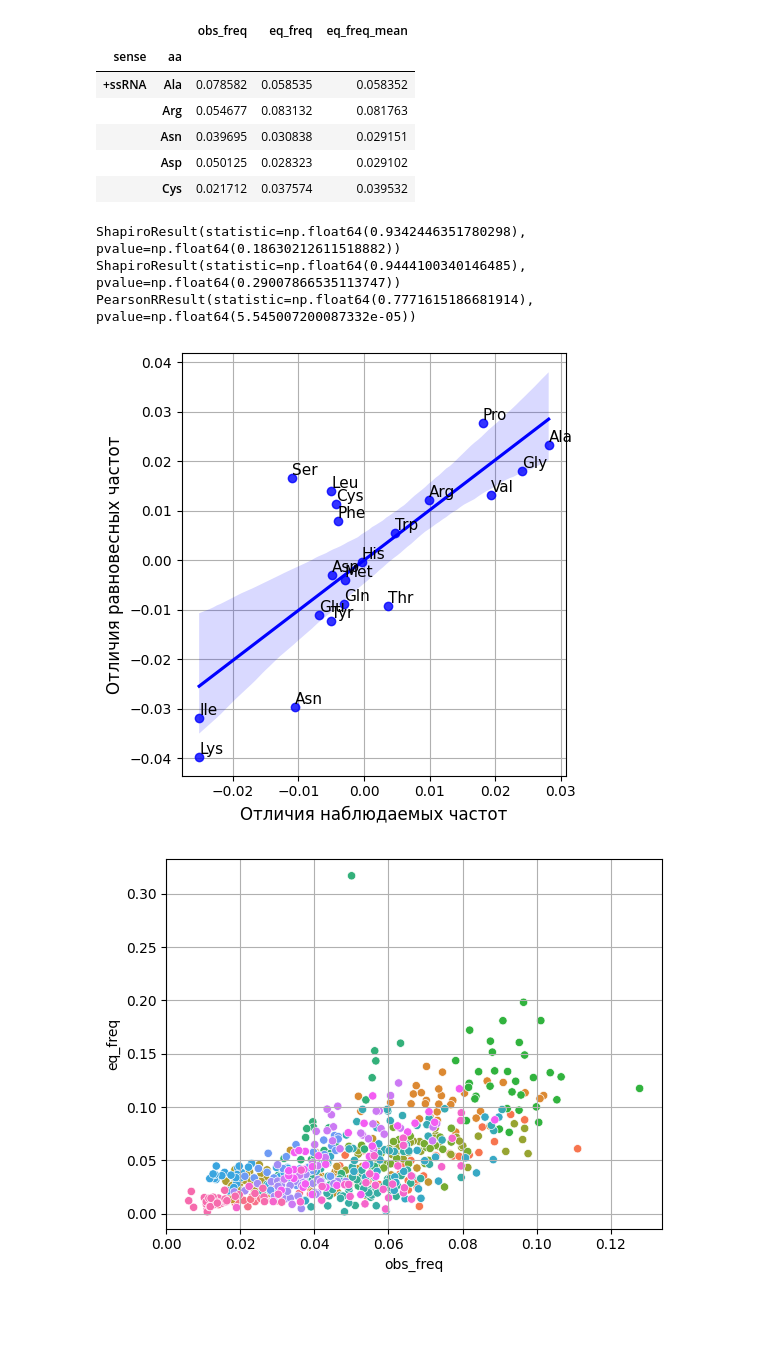
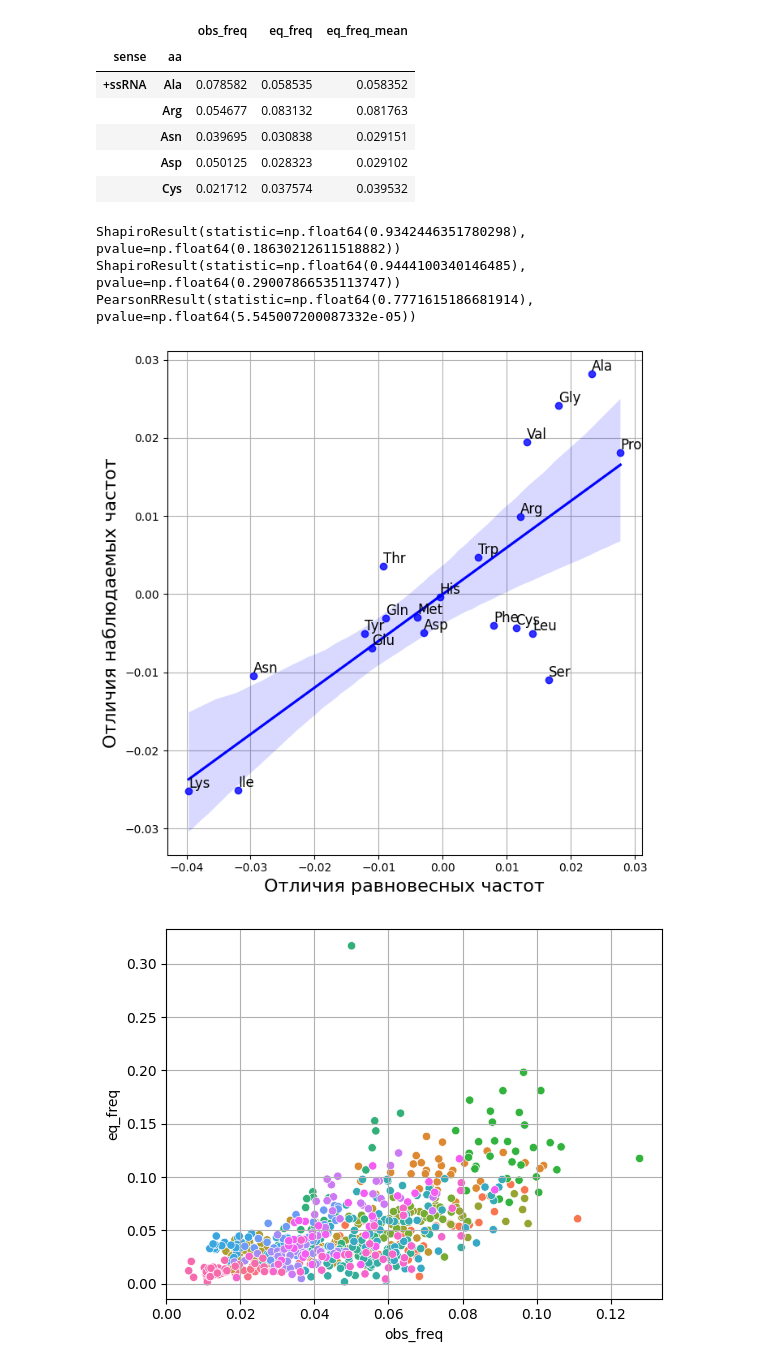
Before and after one commit to mitoclub/RNAViralMutSpec, a Jupyter notebook: 2other_viruses/4compare_aa_freqs_diff.ipynb, the cells around one changed output. Drawn from its saved outputs; the diff is of its cells as text; code cells hidden in the pictures; blank space fills up the shorter version.

```diff
--- a/2other_viruses/4compare_aa_freqs_diff.ipynb
+++ b/2other_viruses/4compare_aa_freqs_diff.ipynb
@@ -135,31 +135,31 @@ gr_aa_mean_content_pm.head()
 # %%
 # graph for disser
 from scipy.stats import spearmanr, pearsonr, shapiro
 
 oe_diff = gr_aa_mean_content_pm.loc['+ssRNA'] - gr_aa_mean_content_pm.loc['-ssRNA']
 
 print(shapiro(oe_diff['obs_freq']))
 print(shapiro(oe_diff['eq_freq_mean']))
 print(pearsonr(oe_diff['obs_freq'], oe_diff['eq_freq_mean']))
 
-plt.figure(figsize=(5,5))
-ax = sns.regplot(data=oe_diff, x='obs_freq', y='eq_freq_mean', color='blue')
-ax.set_ylabel('Отличия равновесных частот', fontsize=12)
-ax.set_xlabel('Отличия наблюдаемых частот', fontsize=12)
+plt.figure(figsize=(7,7))
+ax = sns.regplot(data=oe_diff, y='obs_freq', x='eq_freq_mean', color='blue')
+ax.set_xlabel('Отличия равновесных частот', fontsize=16)
+ax.set_ylabel('Отличия наблюдаемых частот', fontsize=16)
 plt.grid(True)
 ax.set_axisbelow(True)
 for i, aa in enumerate(oe_diff.index):
     ax.text(
-        oe_diff.loc[aa, 'obs_freq'], oe_diff.loc[aa, 'eq_freq_mean'], aa, fontsize=11,
+        oe_diff.loc[aa, 'eq_freq_mean'], oe_diff.loc[aa, 'obs_freq'], aa, fontsize=12,
         verticalalignment='bottom', horizontalalignment='left',
 )
 plt.tight_layout()
 plt.savefig('figures/mean_aa_freqs_diff.pdf')
 # %% [output]
 ShapiroResult(statistic=np.float64(0.9342446351780298), pvalue=np.float64(0.18630212611518882))
 ShapiroResult(statistic=np.float64(0.9444100340146485), pvalue=np.float64(0.29007866535113747))
 PearsonRResult(statistic=np.float64(0.7771615186681914), pvalue=np.float64(5.545007200087332e-05))
-[figure, old version]
+[figure, new version]
 # %%
 sns.scatterplot(freqs_merged, x='obs_freq', y='eq_freq', hue='aa', legend=False)
 plt.grid()
```
Also changed, not shown: 5 other files.
